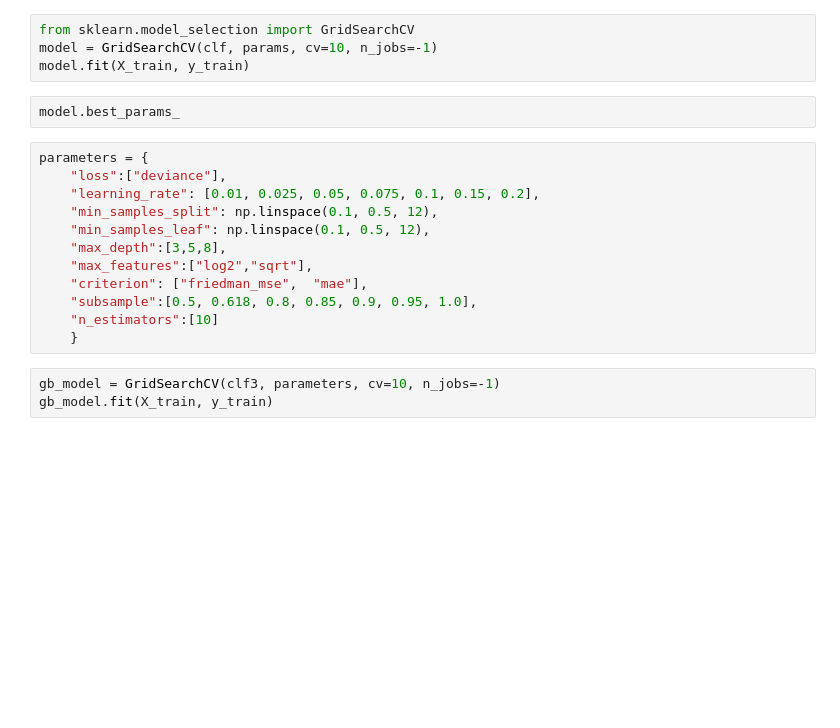
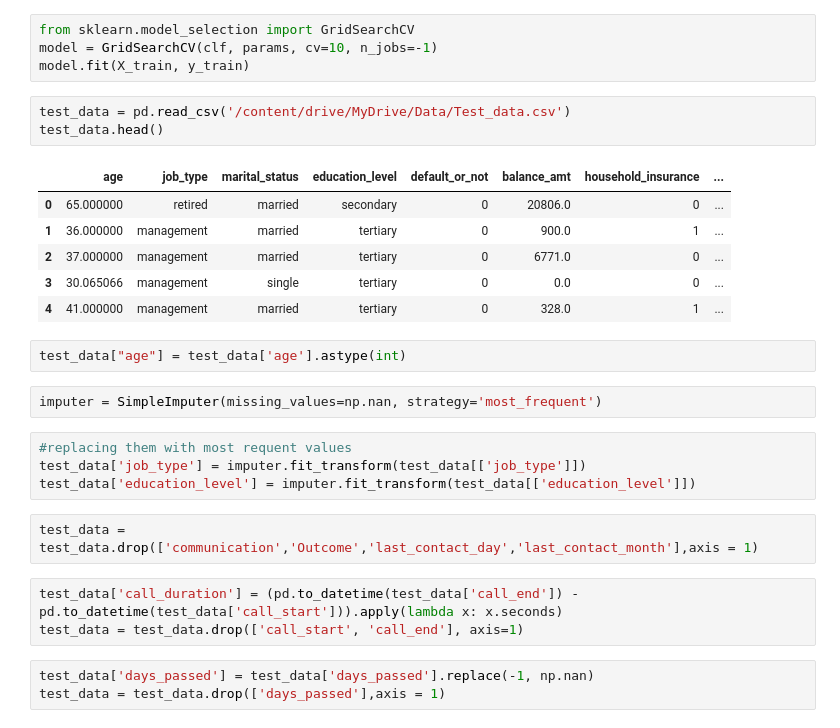
Before and after one commit to pravallika-1305/WISE_ML, a Jupyter notebook: DPhi/carInsurancePrediction.ipynb, the cells around one changed output. Drawn from its saved outputs; the diff is of its cells as text; blank space fills up the shorter version.

Commit message:
generated output for test data

```diff
--- a/DPhi/carInsurancePrediction.ipynb
+++ b/DPhi/carInsurancePrediction.ipynb
@@ -413,20 +426,29 @@ params = {
 from sklearn.model_selection import GridSearchCV
 model = GridSearchCV(clf, params, cv=10, n_jobs=-1)
 model.fit(X_train, y_train)
-# %%
-model.best_params_
-# %%
-parameters = {
-    "loss":["deviance"],
-    "learning_rate": [0.01, 0.025, 0.05, 0.075, 0.1, 0.15, 0.2],
-    "min_samples_split": np.linspace(0.1, 0.5, 12),
-    "min_samples_leaf": np.linspace(0.1, 0.5, 12),
-    "max_depth":[3,5,8],
-    "max_features":["log2","sqrt"],
-    "criterion": ["friedman_mse",  "mae"],
-    "subsample":[0.5, 0.618, 0.8, 0.85, 0.9, 0.95, 1.0],
-    "n_estimators":[10]
-    }
-# %%
-gb_model = GridSearchCV(clf3, parameters, cv=10, n_jobs=-1)
-gb_model.fit(X_train, y_train)
+# %%
+test_data = pd.read_csv('/content/drive/MyDrive/Data/Test_data.csv')
+test_data.head()
+# %% [output]
+|  | age | job_type | marital_status | education_level | default_or_not | balance_amt | household_insurance | ... |
+| 0 | 65.000000 | retired | married | secondary | 0 | 20806.0 | 0 | ... |
+| 1 | 36.000000 | management | married | tertiary | 0 | 900.0 | 1 | ... |
+| 2 | 37.000000 | management | married | tertiary | 0 | 6771.0 | 0 | ... |
+| 3 | 30.065066 | management | single | tertiary | 0 | 0.0 | 0 | ... |
+| 4 | 41.000000 | management | married | tertiary | 0 | 328.0 | 1 | ... |
+# %%
+test_data["age"] = test_data['age'].astype(int)
+# %%
+imputer = SimpleImputer(missing_values=np.nan, strategy='most_frequent')
+# %%
+#replacing them with most requent values
+test_data['job_type'] = imputer.fit_transform(test_data[['job_type']])
+test_data['education_level'] = imputer.fit_transform(test_data[['education_level']])
+# %%
+test_data = test_data.drop(['communication','Outcome','last_contact_day','last_contact_month'],axis = 1)
+# %%
+test_data['call_duration'] = (pd.to_datetime(test_data['call_end']) - pd.to_datetime(test_data['call_start'])).apply(lambda x: x.seconds)
+test_data = test_data.drop(['call_start', 'call_end'], axis=1)
+# %%
+test_data['days_passed'] = test_data['days_passed'].replace(-1, np.nan)
+test_data = test_data.drop(['days_passed'],axis = 1)
```
Also changed, not shown: parts of 7 cells of this notebook.
